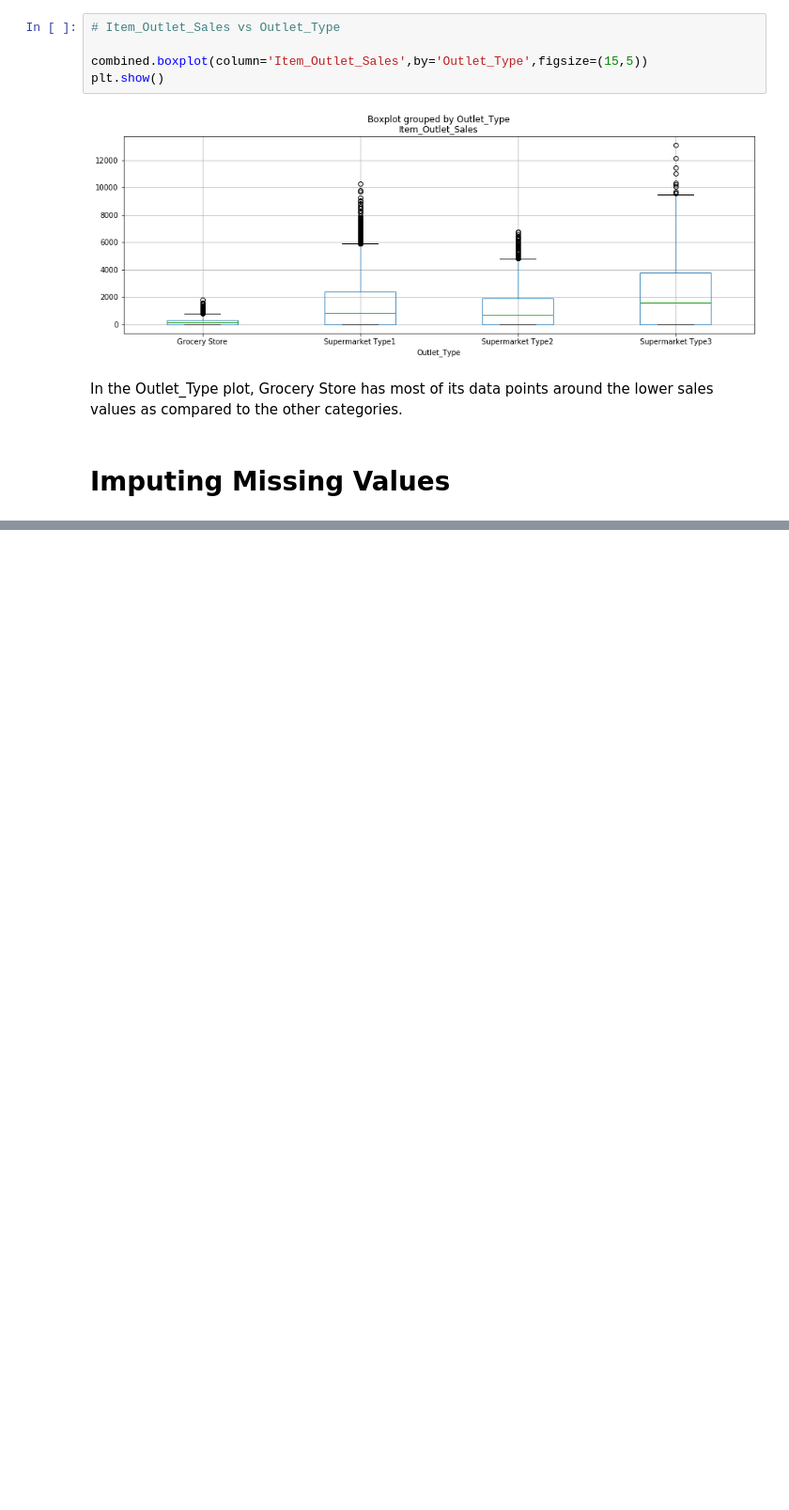
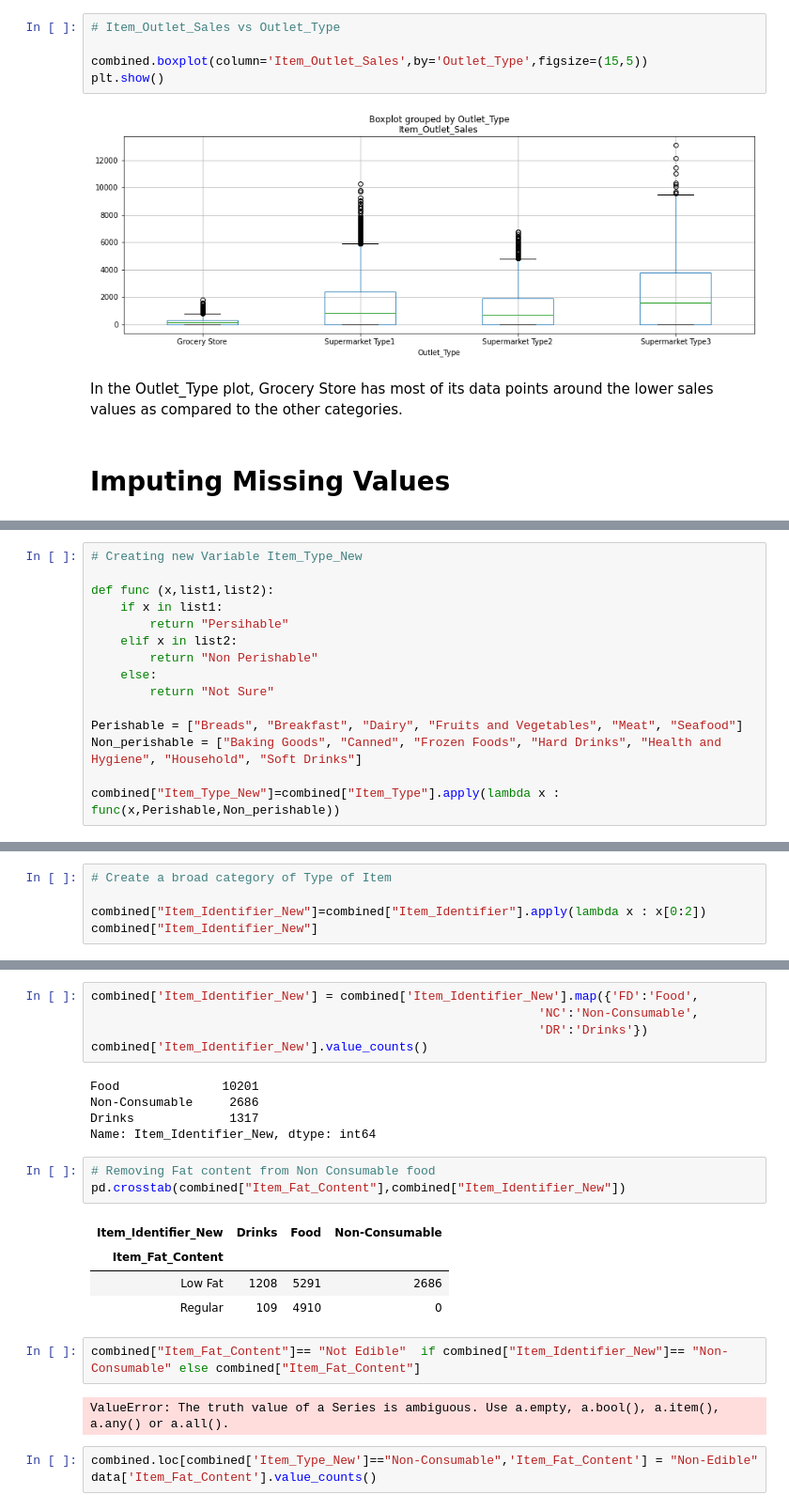
Before and after one commit to deepakmarichi/Big-Mart-Sales-Prediction, a Jupyter notebook: Sales_Prediction.ipynb, the cells around one changed output, grey strips where cells are left out. Shown: that part at 94% size. Drawn from its saved outputs; the diff is of its cells as text; blank space fills up the shorter version.

```diff
--- a/Sales_Prediction.ipynb
+++ b/Sales_Prediction.ipynb
@@ -461,0 +498,15 @@ mycube(17)
+# %%
+# Creating new Variable Item_Type_New
+
+def func (x,list1,list2):
+    if x in list1:
+        return "Persihable"
+    elif x in list2:
+        return "Non Perishable"
+    else:
+        return "Not Sure"
+
+Perishable = ["Breads", "Breakfast", "Dairy", "Fruits and Vegetables", "Meat", "Seafood"]
+Non_perishable = ["Baking Goods", "Canned", "Frozen Foods", "Hard Drinks", "Health and Hygiene", "Household", "Soft Drinks"]
+
+combined["Item_Type_New"]=combined["Item_Type"].apply(lambda x : func(x,Perishable,Non_perishable))
@@ -461,0 +520,5 @@ mycube(17)
+# %%
+# Create a broad category of Type of Item
+
+combined["Item_Identifier_New"]=combined["Item_Identifier"].apply(lambda x : x[0:2])
+combined["Item_Identifier_New"]
@@ -461,0 +538,25 @@ mycube(17)
+# %%
+combined['Item_Identifier_New'] = combined['Item_Identifier_New'].map({'FD':'Food',
+                                                             'NC':'Non-Consumable',
+                                                             'DR':'Drinks'})
+combined['Item_Identifier_New'].value_counts()
+# %% [output]
+Food              10201
+Non-Consumable     2686
+Drinks             1317
+Name: Item_Identifier_New, dtype: int64
+# %%
+# Removing Fat content from Non Consumable food
+pd.crosstab(combined["Item_Fat_Content"],combined["Item_Identifier_New"])
+# %% [output]
+| Item_Identifier_New | Drinks | Food | Non-Consumable |
+| Item_Fat_Content |  |  |  |
+| Low Fat | 1208 | 5291 | 2686 |
+| Regular | 109 | 4910 | 0 |
+# %%
+combined["Item_Fat_Content"]== "Not Edible"  if combined["Item_Identifier_New"]== "Non-Consumable" else combined["Item_Fat_Content"]
+# %% [output]
+ValueError: The truth value of a Series is ambiguous. Use a.empty, a.bool(), a.item(), a.any() or a.all().
+# %%
+combined.loc[combined['Item_Type_New']=="Non-Consumable",'Item_Fat_Content'] = "Non-Edible"
+data['Item_Fat_Content'].value_counts()
```
Also changed, not shown: parts of 17 cells of this notebook.
